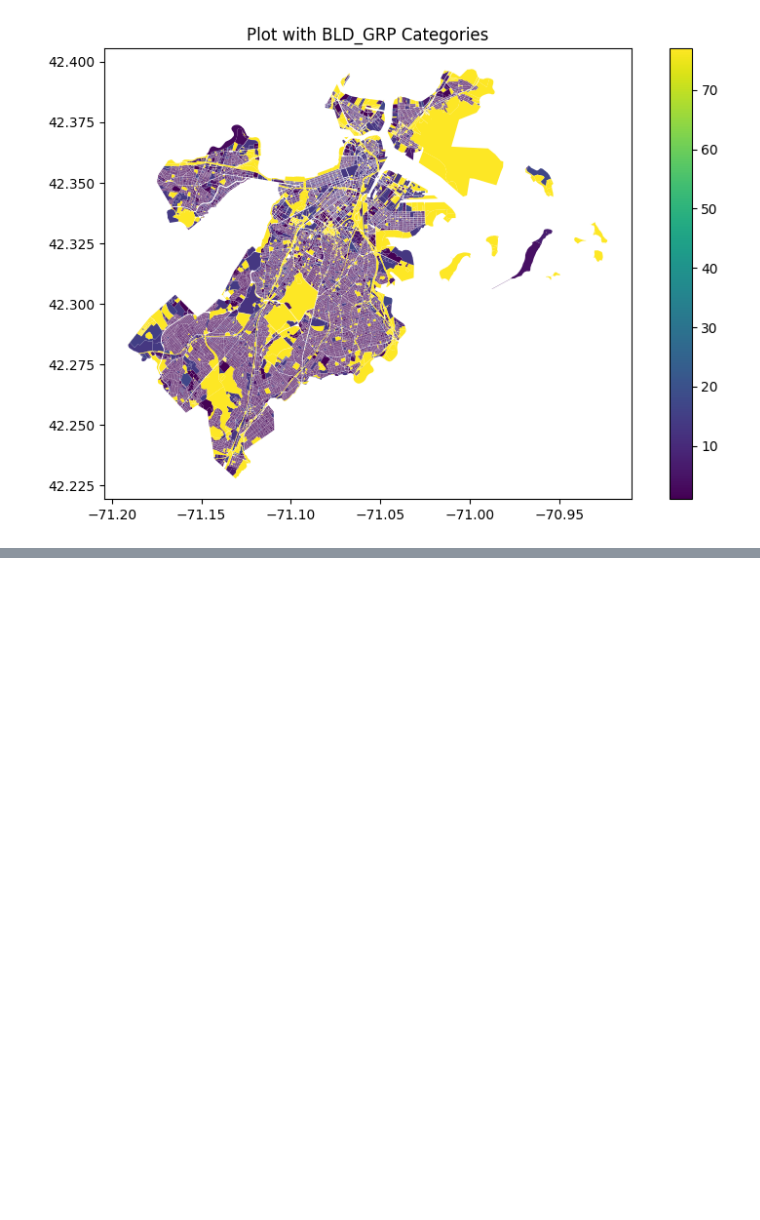
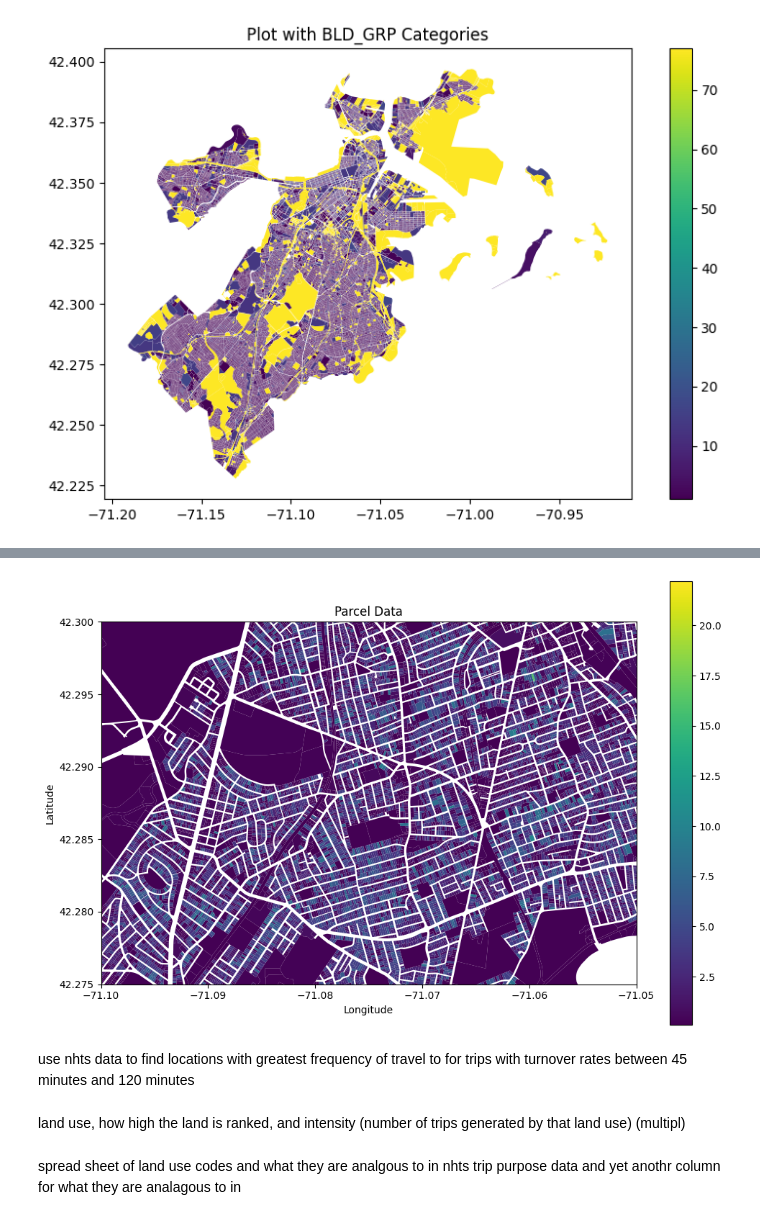
Before and after one commit to TerryEmeigh/thesis, a Jupyter notebook: geo.ipynb, the cells around one changed output, grey strips where cells are left out. Cells and saved outputs as stored; diff of their text form; code cells hidden in the pictures; blank space fills up the shorter version.

```diff
--- a/geo.ipynb
+++ b/geo.ipynb
@@ -311,0 +343,25 @@ plt.show()
+# %%
+# defining a basic scoring function
+def simpleScore(row):
+    # defining building weights weights for different factors
+    bldWeights = {1: 0.2, 2: 0.5, 3: 0.7, 4: 0.1, 5: 0.9,
+                  6: 0.4, 7: 0.5, 8: 0.75, 9: 0.9, 10: 0.9,
+                  11: 0.1, 12: 0.3, 13: 0.2, 14: 0.1, 15: 0.6,
+                  16: 0.1, 17: 0.2, 77: 0.1}
+
+    # extracting values from the row
+    bldTyp = row['BLD_GRP']
+
+    # these need special case handling since many are NaN
+    # area = row['Shape__Area'] if not pd.isnull(row['Shape__Area']) else 0
+    num_parking = row['NUM_PARKING'] if not pd.isnull(row['NUM_PARKING']) else 0
+
+    # Calculate score based on your scoring formula
+    score = bldWeights.get(bldTyp, 1.0) + num_parking
+
+    return score
+# %%
+# applying the scoring function to create the 'Score' column
+mergeDf['Score'] = mergeDf.apply(simpleScore, axis=1)
+# displaying the scoring
+mergeDf['Score']
@@ -311,0 +381,18 @@ plt.show()
+# %%
+# plotting the parcels
+mergeDf.plot(column='Score', legend=True, figsize=(12, 8))
+plt.title('Parcel Data')
+plt.xlabel('Longitude')
+plt.ylabel('Latitude')
+# adding contstraints for a better view
+plt.xlim(left=-71.1,right=-71.05)
+plt.ylim(bottom=42.275,top=42.300)
+plt.show()
+# %% [output]
+[figure, added]
+# %% [markdown]
+use nhts data to find locations with greatest frequency of travel to for trips with turnover rates between 45 minutes and 120 minutes
+# %% [markdown]
+land use, how high the land is ranked, and intensity (number of trips generated by that land use) (multipl)
+# %% [markdown]
+spread sheet of land use codes and what they are analgous to in nhts trip purpose data and yet anothr column for what they are analagous to in
```
Also changed, not shown: parts of 11 cells of this notebook, 3 other files.
